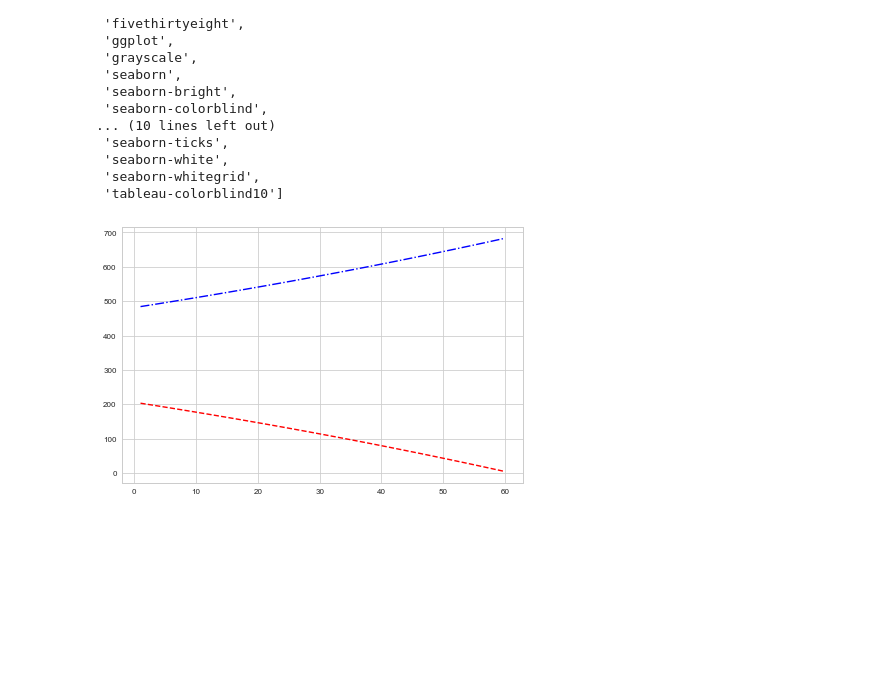
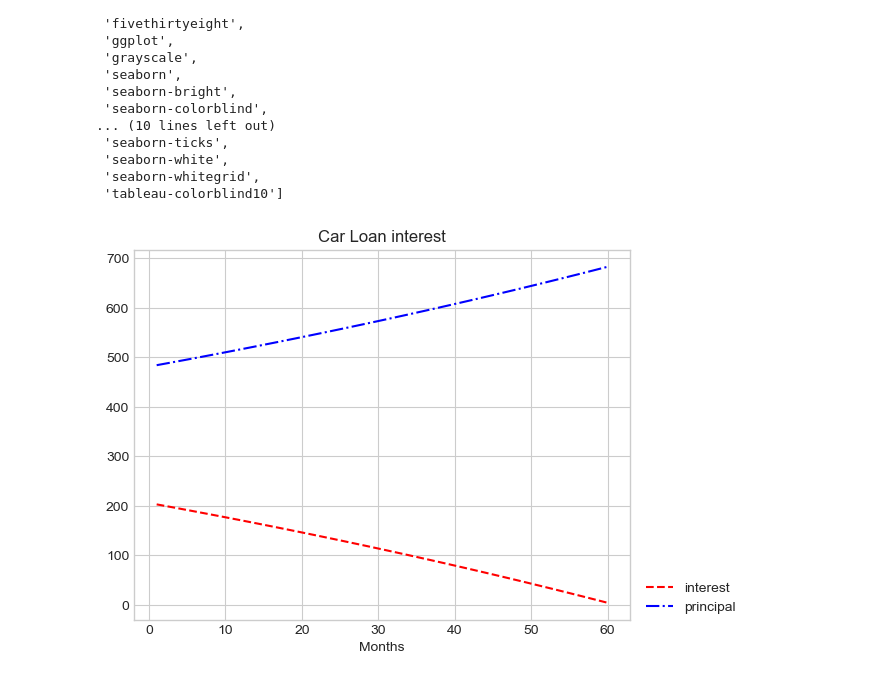
Before and after one commit to SergioMoraCodes/machine_learning_projects, a Jupyter notebook: Graficado con MATPLOTLIB/MATPLOTLIB.ipynb, the cells around one changed output. Cells and saved outputs as stored; diff of their text form; code cells hidden in the pictures; blank space fills up the shorter version.

Commit message:
line and box graphs

```diff
--- a/Graficado con MATPLOTLIB/MATPLOTLIB.ipynb
+++ b/Graficado con MATPLOTLIB/MATPLOTLIB.ipynb
@@ -77,10 +77,13 @@ plt.style.available
  'tableau-colorblind10']
 # %%
 plt.style.use('seaborn-whitegrid')
-plt.plot(month_number, interest, '--r')
-plt.plot(month_number, principal, '-.b' , markersize = 11);
+plt.plot(month_number, interest, '--r', label='interest')
+plt.plot(month_number, principal, '-.b' , label='principal')
+plt.title('Car Loan interest')
+plt.xlabel('Months')
+plt.legend(loc=(1.02,0));
 # %% [output]
-[figure, old version]
+[figure, new version]
 # %%
 fig, (ax1, ax2) = plt.subplots(1,2, figsize=(14,7))
 
```
Also changed, not shown: parts of 8 cells of this notebook, 1 other file.
